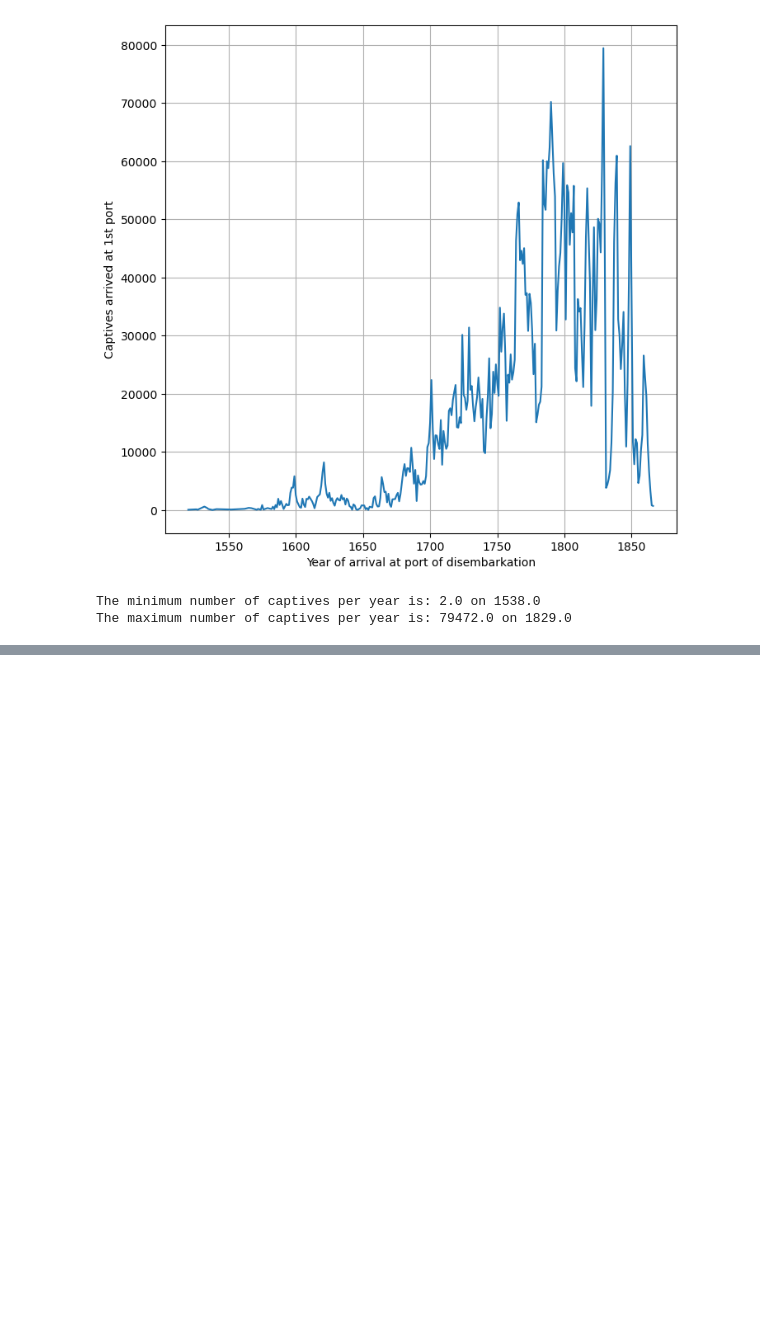
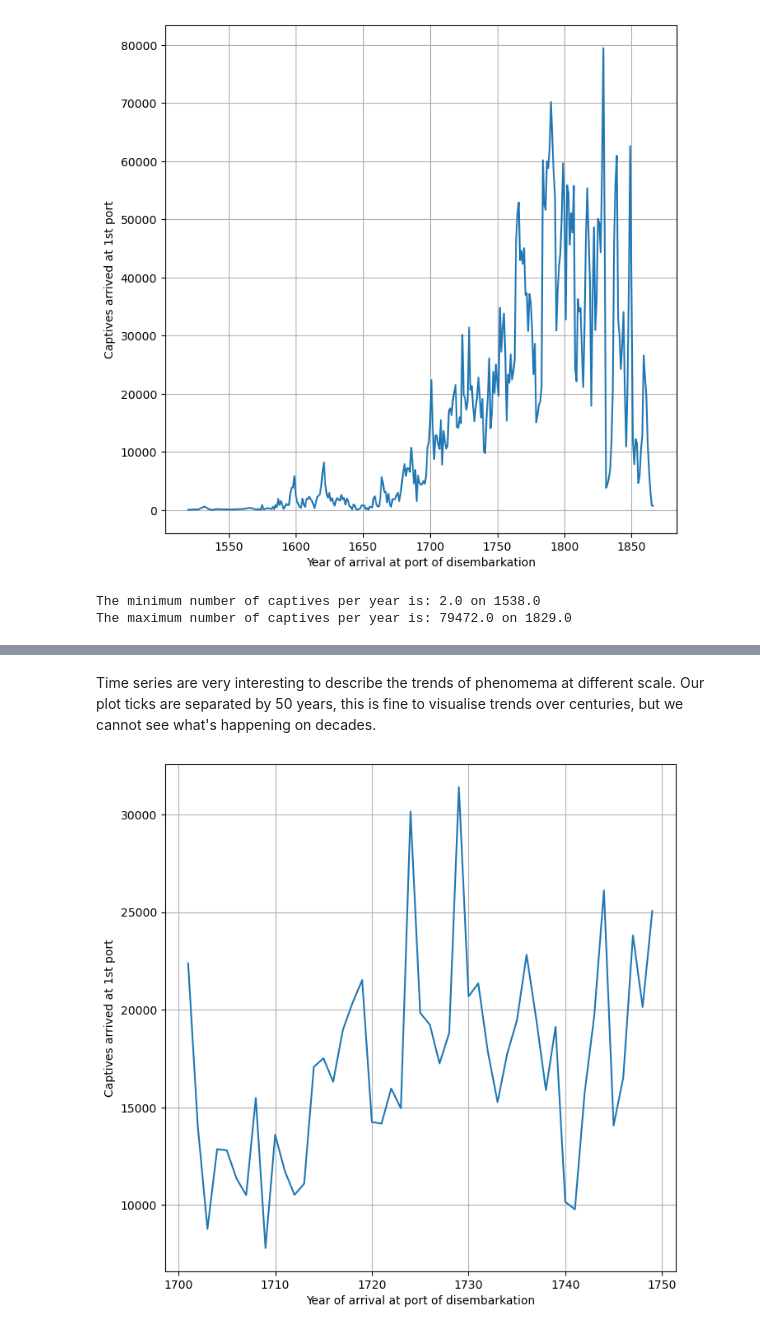
Before and after one commit to CentreForDigitalHumanities/det_cultural_data, a Jupyter notebook: parts/data_analysis/ch4_data_analysis.ipynb, the cells around one changed output, grey strips where cells are left out. Drawn from its saved outputs; the diff is of its cells as text; code cells hidden in the pictures; blank space fills up the shorter version.

```diff
--- a/parts/data_analysis/ch4_data_analysis.ipynb
+++ b/parts/data_analysis/ch4_data_analysis.ipynb
@@ -481,0 +485,2 @@ that year. The minimum is '
+# %% [markdown]
+Time series are very interesting to describe the trends of phenomema at different scale. Our plot ticks are separated by 50 years, this is fine to visualise trends over centuries, but we cannot see what's happening on decades.
@@ -481,0 +511,7 @@ that year. The minimum is '
+# %%
+time_filter = (df_per_year.index > 1700) & (df_per_year.index < 1750)
+fig, ax = plt.subplots(1,1,figsize=(8,8))
+sns.lineplot(ax=ax,x=df_per_year.index[time_filter],y=df_per_year[time_filter])
+plt.grid()
+# %% [output]
+[figure, added]
```
Also changed, not shown: parts of 2 cells of this notebook, 13 other files.
